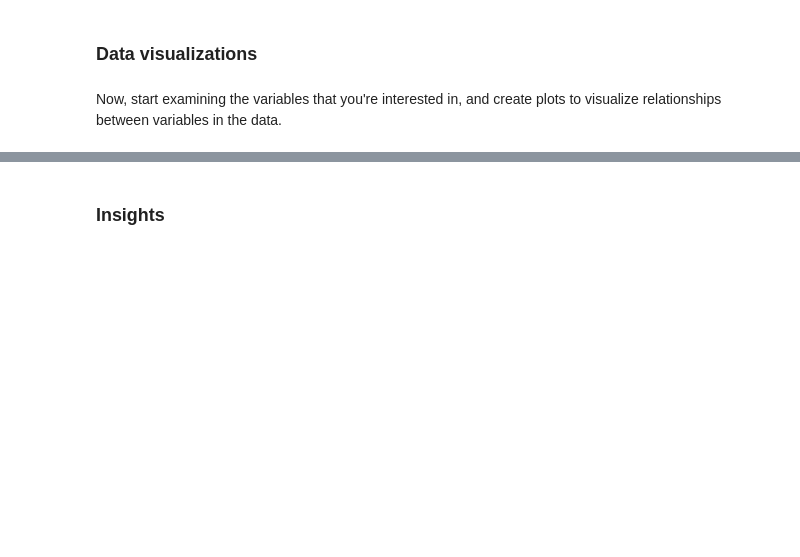
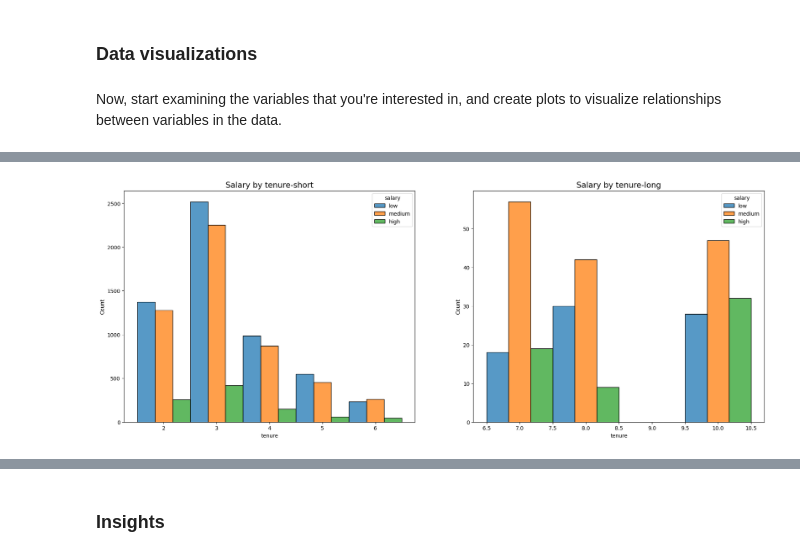
Before and after one commit to Thiraphat-DEV/HrInsight, a Jupyter notebook: Salifort Motors project .ipynb, the cells around one changed output, grey strips where cells are left out. Drawn from its saved outputs; the diff is of its cells as text; code cells hidden in the pictures; blank space fills up the shorter version.

```diff
--- a/Salifort Motors project .ipynb
+++ b/Salifort Motors project .ipynb
@@ -344,0 +430,24 @@ Now, start examining the variables that you're interested in, and create plots t
+# %%
+# Create a plot as needed
+fig, ax = plt.subplots(1, 2, figsize = (22,8))
+
+# define short and long to employee
+tenure_short = df1[df1['tenure'] < 7]
+tenure_long = df1[df1['tenure'] > 6]
+
+
+#create hist plot of tenure_short
+sns.histplot(data = tenure_short, x = 'tenure', hue = 'salary', discrete= 1, hue_order=['low', 'medium', 'high'], multiple='dodge', \
+	ax = ax[0])
+
+ax[0].set_title("Salary by tenure-short", fontsize= 15)
+
+#create hist plot of tenure_long
+sns.histplot(data = tenure_long, x = 'tenure', hue = 'salary', discrete= 1, hue_order=['low', 'medium', 'high'], multiple='dodge',\
+	ax = ax[1])
+
+ax[1].set_title("Salary by tenure-long", fontsize= 15 )
+
+plt.show()
+# %% [output]
+[figure, added]
```
Also changed, not shown: parts of 42 cells of this notebook.
